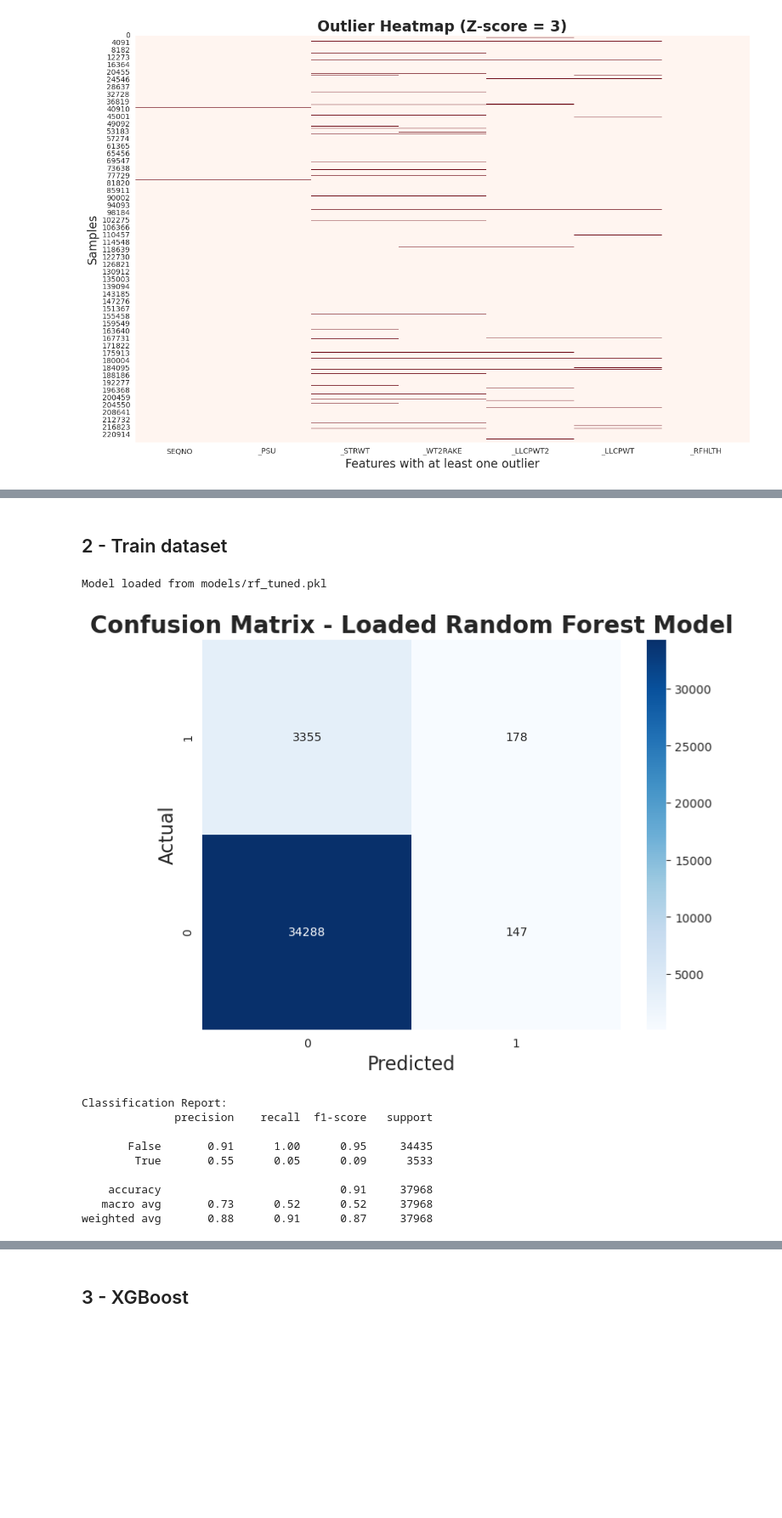
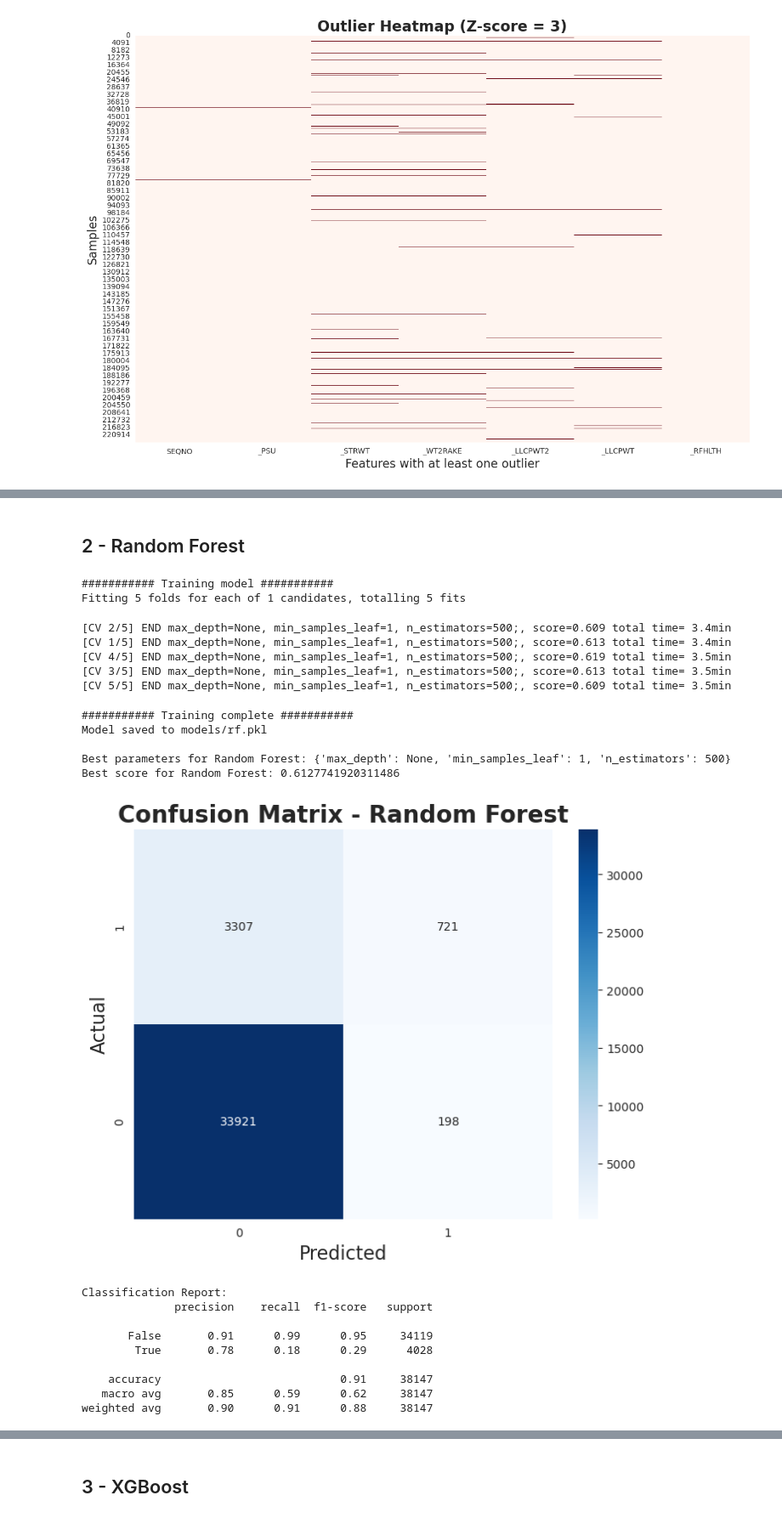
Before and after one commit to ali-hou-supaero/sdd-hackaton-25-heart-risk, a Jupyter notebook: ali.ipynb, the cells around one changed output, grey strips where cells are left out. Shown: that part at 85% size. Saved outputs shown, nothing was run; the diff lists cells and outputs as text; code cells hidden in the pictures; blank space fills up the shorter version.

```diff
--- a/ali.ipynb
+++ b/ali.ipynb
@@ -285,0 +294,19 @@ Name: count, dtype: int64
+# %%
+# Step 1: Split again by TARGET
+X_false = X_without_outliers[y_without_outliers == False]
+X_true = X_without_outliers[y_without_outliers == True]
+
+y_false = y_without_outliers[y_without_outliers == False]
+y_true = y_without_outliers[y_without_outliers == True]
+
+# Step 2: Drop rows with missing values in False class
+X_false_clean = X_false.dropna()
+y_false_clean = y_false.loc[X_false_clean.index]  # align y with cleaned X
+
+# Step 3: Recombine with untouched True class
+X_without_false_nan = pd.concat([X_false_clean, X_true])
+y_without_false_nan = pd.concat([y_false_clean, y_true])
+
+# Step 4: Inspect results
+X_without_false_nan.info()
+y_without_false_nan.info()
@@ -311,9 +450,9 @@ def performance_display(y_test, y_pred, title):
     print('Classification Report:')
     print(report)
 # %% [markdown]
-## 2 - Train dataset
+## 2 - Random Forest
 # %%
-X_train, X_val, y_train, y_val = train_test_split(X_important, y, test_size=0.2, random_state=42, stratify=y)
+X_train, X_val, y_train, y_val = train_test_split(X_final, y_final, test_size=0.2, random_state=42, stratify=y_final)
 # %%
 choice = input("Do you want to train the Random Forest model or load it? (type 'train' or 'load'): ").strip().lower()
 model_name = input("Enter Random Forest model filename to create or load (e.g., rf.pkl): ").strip()
@@ -329,15 +468,17 @@ if choice == 'train':
     param_grid_rf = {
         # Number of trees in the forest. More trees = better generalization, but slower training.
         'n_estimators': [500],
-        # 'n_estimators': [200],
+        # 'n_estimators': [100, 200, 300, 500],
         # best : 500
 
         # Maximum depth of each tree. None means nodes are expanded until all leaves are pure. This impacts complexity and overfitting.
-        'max_depth': [None, 10, 30],
+        'max_depth': [None],
+        # 'max_depth': [None, 10, 30],
         # best : None
 
         # Minimum number of samples required to be at a leaf node. Higher values reduce overfitting.
-        'min_samples_leaf': [1, 2, 4]
+        'min_samples_leaf': [1]
+        # 'min_samples_leaf': [1, 2, 4]
         # best : 1
         }
 
@@ -351,41 +492,52 @@ if choice == 'train':
     grid_search_rf.fit(X_train, y_train)
     print("########### Training complete ###########")
 
     # Save or overwrite
     joblib.dump(value=grid_search_rf.best_estimator_, filename=model_path)
     print(f"Model saved to {model_path}\n")
 
     print(f"Best parameters for Random Forest: {grid_search_rf.best_params_}")
     print(f"Best score for Random Forest: {grid_search_rf.best_score_}")
 
     # Evaluate the best Random Forest model on the validation set
     best_rf = grid_search_rf.best_estimator_
     y_pred_rf = best_rf.predict(X_val)
 
     performance_display(y_val, y_pred_rf, "Random Forest")
 
 
 elif choice == 'load':
     if os.path.exists(model_path):
         model = joblib.load(model_path)
         print(f"Model loaded from {model_path}")
         y_pred_rf = model.predict(X_val)
         performance_display(y_val, y_pred_rf, "Loaded Random Forest Model")
 
     else:
         print(f"No model found at {model_path}. Please train it first.")
 
 else:
     print("Invalid choice. Please type 'train' or 'load'.")
 # %% [output]
-Model loaded from models/rf_tuned.pkl
+########### Training model ###########
+Fitting 5 folds for each of 1 candidates, totalling 5 fits
+[CV 2/5] END max_depth=None, min_samples_leaf=1, n_estimators=500;, score=0.609 total time= 3.4min
+[CV 1/5] END max_depth=None, min_samples_leaf=1, n_estimators=500;, score=0.613 total time= 3.4min
+[CV 4/5] END max_depth=None, min_samples_leaf=1, n_estimators=500;, score=0.619 total time= 3.5min
+[CV 3/5] END max_depth=None, min_samples_leaf=1, n_estimators=500;, score=0.613 total time= 3.5min
+[CV 5/5] END max_depth=None, min_samples_leaf=1, n_estimators=500;, score=0.609 total time= 3.5min
+########### Training complete ###########
+Model saved to models/rf.pkl
+
+Best parameters for Random Forest: {'max_depth': None, 'min_samples_leaf': 1, 'n_estimators': 500}
+Best score for Random Forest: 0.6127741920311486
-[figure, old version]
+[figure, new version]
-Classification Report:
-              precision    recall  f1-score   support
-
-       False       0.91      1.00      0.95     34435
-        True       0.55      0.05      0.09      3533
-
-    accuracy                           0.91     37968
-   macro avg       0.73      0.52      0.52     37968
-weighted avg       0.88      0.91      0.87     37968
+Classification Report:
+              precision    recall  f1-score   support
+
+       False       0.91      0.99      0.95     34119
+        True       0.78      0.18      0.29      4028
+
+    accuracy                           0.91     38147
+   macro avg       0.85      0.59      0.62     38147
+weighted avg       0.90      0.91      0.88     38147
```
Also changed, not shown: parts of 27 cells of this notebook, 12 other files.
